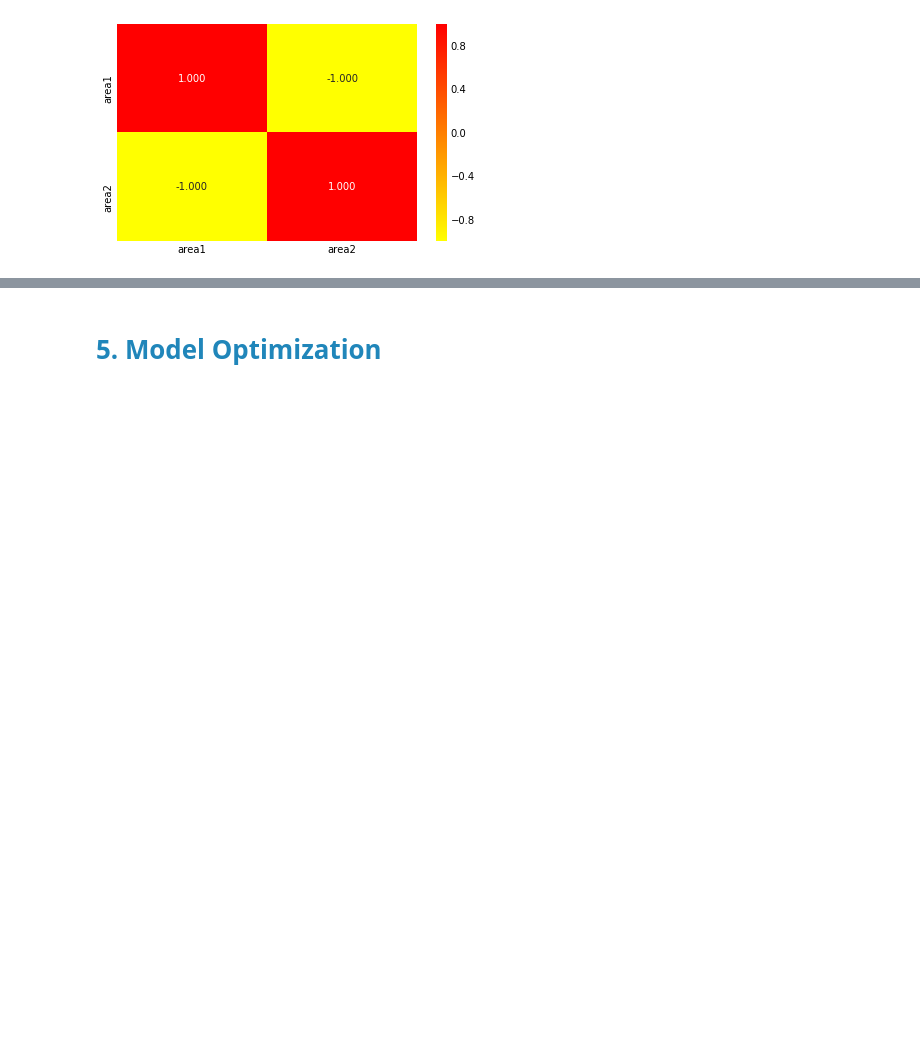
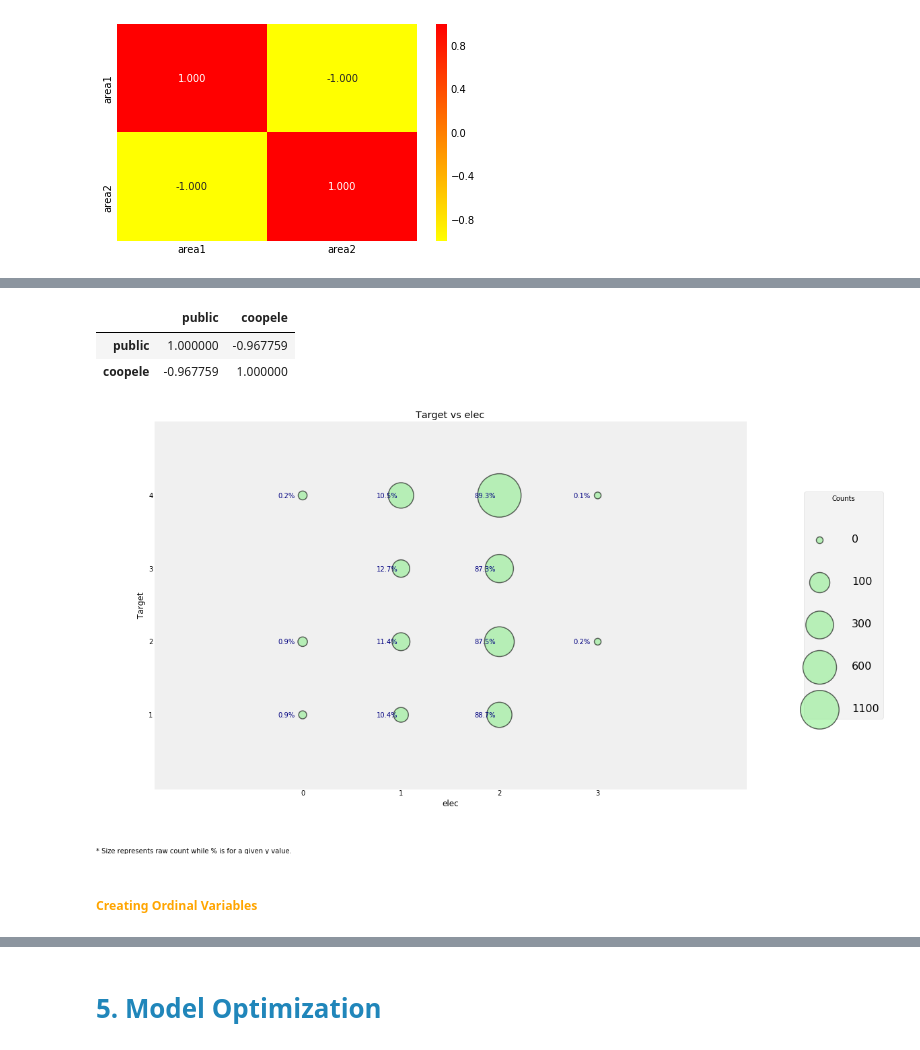
Before and after one commit to mayankaggarwal/MyLearning, a Jupyter notebook: competitions/kaggle/CostoRiconHVP/CostoRicoHouseholdpredictionLearning.ipynb, the cells around one changed output, grey strips where cells are left out. Saved outputs shown, nothing was run; the diff lists cells and outputs as text; code cells hidden in the pictures; blank space fills up the shorter version.

```diff
--- a/competitions/kaggle/CostoRiconHVP/CostoRicoHouseholdpredictionLearning.ipynb
+++ b/competitions/kaggle/CostoRiconHVP/CostoRicoHouseholdpredictionLearning.ipynb
@@ -351,3 +361,9 @@ df_train = df_train.drop(columns=['area2'])
+# %%
+corr_matrix.loc[corr_matrix['coopele'].abs()>0.9,corr_matrix['coopele'].abs()>0.9]
+# %% [output]
+|  | public | coopele |
+| public | 1.000000 | -0.967759 |
+| coopele | -0.967759 | 1.000000 |
 # %%
 #checking for coopele (type of electricity service)
 #first converting into ordinal variable
@@ -372,3 +388,9 @@ heads['elec-missing'] = heads['elec'].isnull()
 # %%
 #Remove the electricity columns
 heads = heads.drop(columns = ['noelec', 'coopele', 'public', 'planpri'])
+# %%
+plot_categoricals('elec','Target',heads)
+# %% [output]
+[figure, added]
+# %% [markdown]
+##### <font color="orange">Creating Ordinal Variables</font>
```
Also changed, not shown: parts of 106 cells of this notebook.
